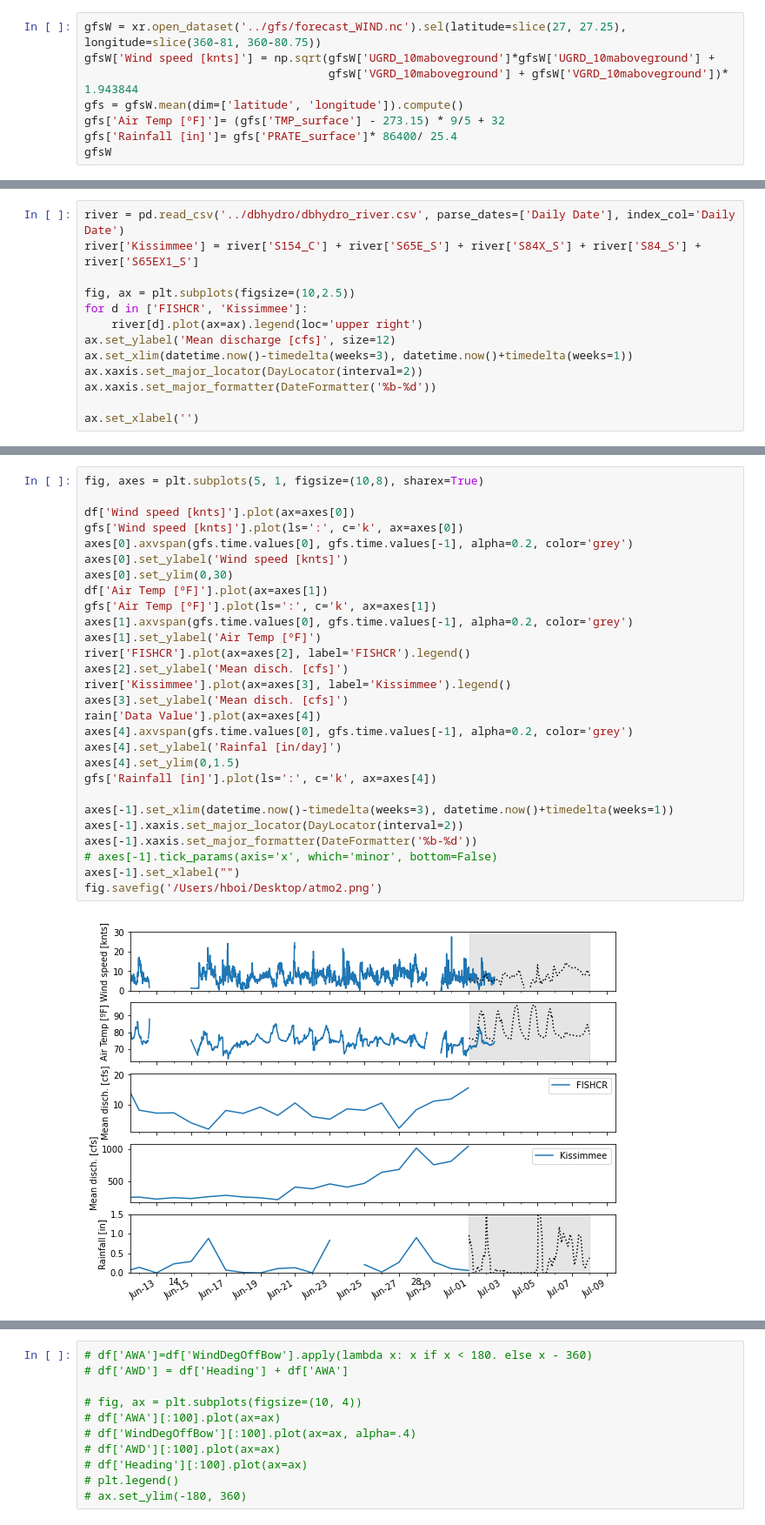
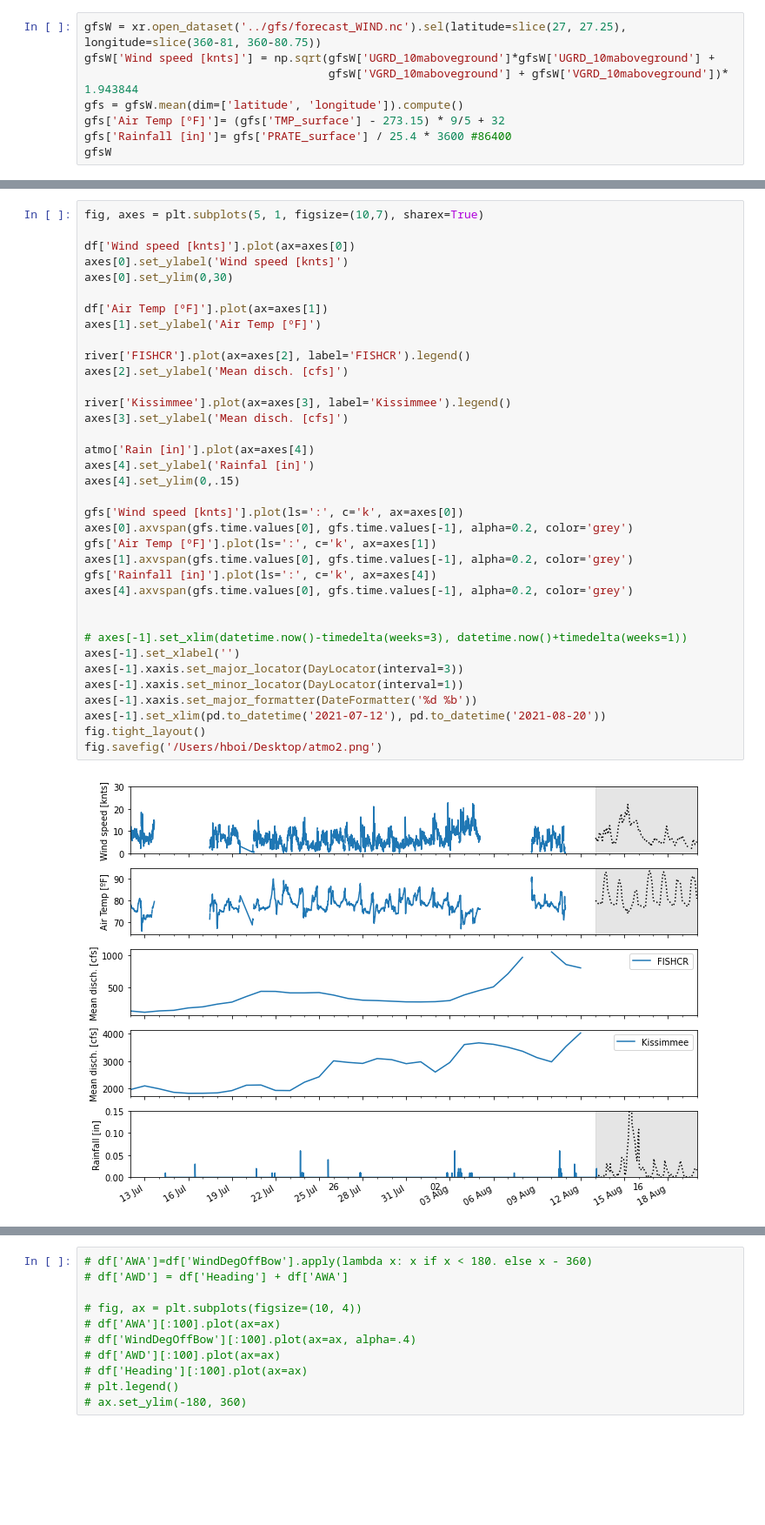
Before and after one commit to vrx-/navocean, a Jupyter notebook: atmo.ipynb, the cells around one changed output, grey strips where cells are left out. Shown at 87% size. Cells and saved outputs as stored; diff of their text form; blank space fills up the shorter version.

```diff
--- a/atmo.ipynb
+++ b/atmo.ipynb
@@ -52,7 +53,7 @@ gfsW['Wind speed [knts]'] = np.sqrt(gfsW['UGRD_10maboveground']*gfsW['UGRD_10mab
                                     gfsW['VGRD_10maboveground'] + gfsW['VGRD_10maboveground'])* 1.943844
 gfs = gfsW.mean(dim=['latitude', 'longitude']).compute()
 gfs['Air Temp [ºF]']= (gfs['TMP_surface'] - 273.15) * 9/5 + 32
-gfs['Rainfall [in]']= gfs['PRATE_surface']* 86400/ 25.4
+gfs['Rainfall [in]']= gfs['PRATE_surface'] / 25.4 * 3600 #86400
 gfsW
 # %% [output]
 <xarray.Dataset>
@@ -73,16 +74,3 @@ Attributes:
     Conventions:          COARDS
     History:              created by wgrib2
     GRIB2_grid_template:  0
-# %%
-river = pd.read_csv('../dbhydro/dbhydro_river.csv', parse_dates=['Daily Date'], index_col='Daily Date')
-river['Kissimmee'] = river['S154_C'] + river['S65E_S'] + river['S84X_S'] + river['S84_S'] + river['S65EX1_S']
-
-fig, ax = plt.subplots(figsize=(10,2.5))
-for d in ['FISHCR', 'Kissimmee']:
-    river[d].plot(ax=ax).legend(loc='upper right')
-ax.set_ylabel('Mean discharge [cfs]', size=12)
-ax.set_xlim(datetime.now()-timedelta(weeks=3), datetime.now()+timedelta(weeks=1))
-ax.xaxis.set_major_locator(DayLocator(interval=2))
-ax.xaxis.set_major_formatter(DateFormatter('%b-%d'))
-
-ax.set_xlabel('')
@@ -155,30 +77,38 @@ Text(0.5, 0, '')
 # %%
-fig, axes = plt.subplots(5, 1, figsize=(10,8), sharex=True)
+fig, axes = plt.subplots(5, 1, figsize=(10,7), sharex=True)
 
 df['Wind speed [knts]'].plot(ax=axes[0])
+axes[0].set_ylabel('Wind speed [knts]')
+axes[0].set_ylim(0,30)
+
+df['Air Temp [ºF]'].plot(ax=axes[1])
+axes[1].set_ylabel('Air Temp [ºF]')
+
+river['FISHCR'].plot(ax=axes[2], label='FISHCR').legend()
+axes[2].set_ylabel('Mean disch. [cfs]')
+
+river['Kissimmee'].plot(ax=axes[3], label='Kissimmee').legend()
+axes[3].set_ylabel('Mean disch. [cfs]')
+
+atmo['Rain [in]'].plot(ax=axes[4])
+axes[4].set_ylabel('Rainfal [in]')
+axes[4].set_ylim(0,.15)
+
 gfs['Wind speed [knts]'].plot(ls=':', c='k', ax=axes[0])
 axes[0].axvspan(gfs.time.values[0], gfs.time.values[-1], alpha=0.2, color='grey')
-axes[0].set_ylabel('Wind speed [knts]')
-axes[0].set_ylim(0,30)
-df['Air Temp [ºF]'].plot(ax=axes[1])
 gfs['Air Temp [ºF]'].plot(ls=':', c='k', ax=axes[1])
 axes[1].axvspan(gfs.time.values[0], gfs.time.values[-1], alpha=0.2, color='grey')
-axes[1].set_ylabel('Air Temp [ºF]')
-river['FISHCR'].plot(ax=axes[2], label='FISHCR').legend()
-axes[2].set_ylabel('Mean disch. [cfs]')
-river['Kissimmee'].plot(ax=axes[3], label='Kissimmee').legend()
-axes[3].set_ylabel('Mean disch. [cfs]')
-rain['Data Value'].plot(ax=axes[4])
+gfs['Rainfall [in]'].plot(ls=':', c='k', ax=axes[4])
 axes[4].axvspan(gfs.time.values[0], gfs.time.values[-1], alpha=0.2, color='grey')
-axes[4].set_ylabel('Rainfal [in/day]')
-axes[4].set_ylim(0,1.5)
-gfs['Rainfall [in]'].plot(ls=':', c='k', ax=axes[4])
 
-axes[-1].set_xlim(datetime.now()-timedelta(weeks=3), datetime.now()+timedelta(weeks=1))
-axes[-1].xaxis.set_major_locator(DayLocator(interval=2))
-axes[-1].xaxis.set_major_formatter(DateFormatter('%b-%d'))
-# axes[-1].tick_params(axis='x', which='minor', bottom=False)
-axes[-1].set_xlabel("")
+
+# axes[-1].set_xlim(datetime.now()-timedelta(weeks=3), datetime.now()+timedelta(weeks=1))
+axes[-1].set_xlabel('')
+axes[-1].xaxis.set_major_locator(DayLocator(interval=3))
+axes[-1].xaxis.set_minor_locator(DayLocator(interval=1))
+axes[-1].xaxis.set_major_formatter(DateFormatter('%d %b'))
+axes[-1].set_xlim(pd.to_datetime('2021-07-12'), pd.to_datetime('2021-08-20'))
+fig.tight_layout()
 fig.savefig('/Users/hboi/Desktop/atmo2.png')
 # %% [output]
-[figure, old version]
+[figure, new version]
```
Also changed, not shown: parts of 11 cells of this notebook, 7 other files.
